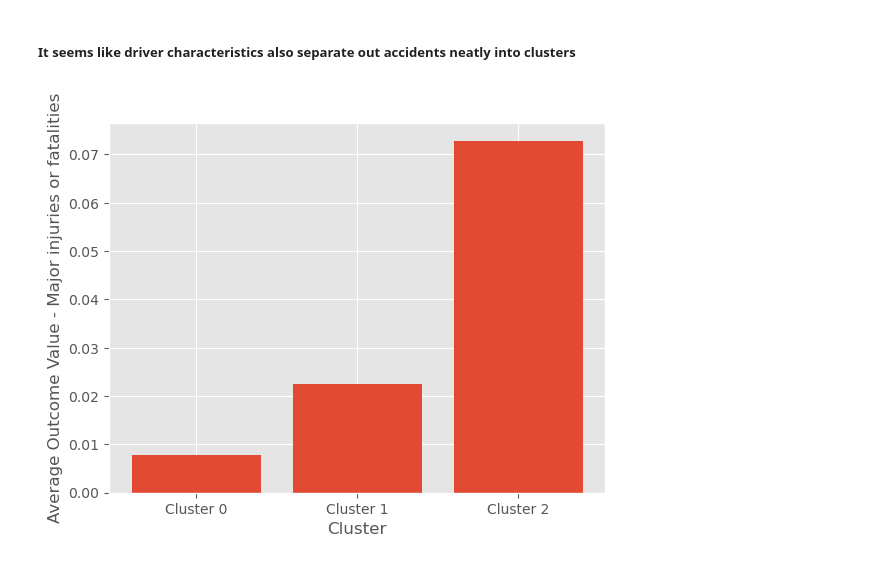
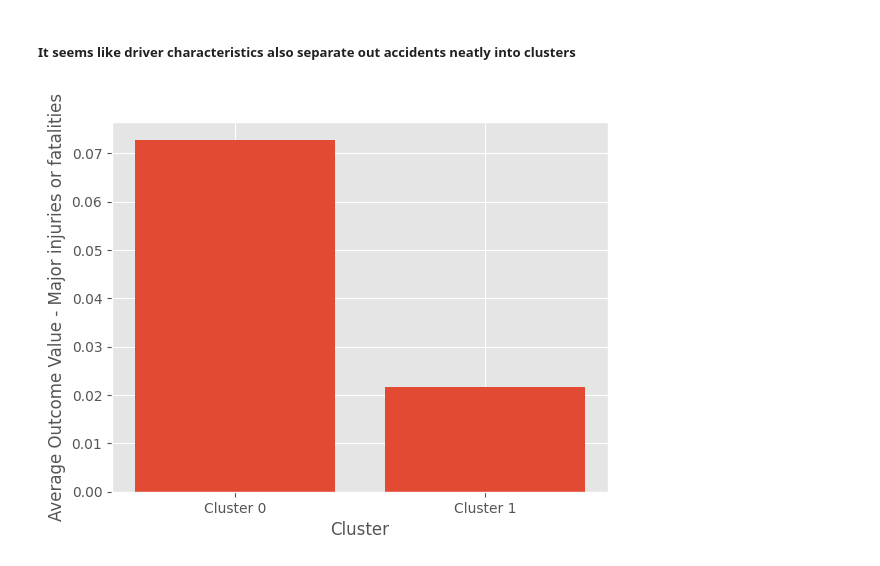
Before and after one commit to abhilashbiswas/road_accident_analysis, a Jupyter notebook: prediction/unsupervised.ipynb, the cells around one changed output. Drawn from its saved outputs; the diff is of its cells as text; code cells hidden in the pictures.

Commit message:
Added plots to unsupervised

```diff
--- a/prediction/unsupervised.ipynb
+++ b/prediction/unsupervised.ipynb
@@ -160,6 +179,6 @@ X_d = sc.fit_transform(X_d)
 # %%
-# create a KMeans object with k=5 clusters
-k = 5
+# create a KMeans object with k=10 clusters
+k = 10
 kmeans = KMeans(n_clusters=k)
 
 # fit the KMeans object to the features matrix
@@ -208,7 +245,7 @@ plt.show()
 # %%
 
-# create a KMeans object with k=3 clusters
-k = 3
+# create a KMeans object with k=2 clusters
+k = 2
 kmeans = KMeans(n_clusters=k)
 
 # fit the KMeans object to the features matrix
@@ -279,2 +330,18 @@ plt.show()
 # %% [markdown]
 ### Driver Features
+# %%
+# Define range of clusters to test
+num_clusters = range(2, 11)
+
+# Calculate Calinski-Harabasz score for each cluster
+ch_scores = []
+for n in num_clusters:
+    kmeans = KMeans(n_clusters=n)
+    kmeans.fit(X_d)
+    ch_scores.append(calinski_harabasz_score(X_d, kmeans.labels_))
+
+# Plot Calinski-Harabasz scores against number of clusters
+plt.plot(num_clusters, ch_scores)
+plt.xlabel('Number of Clusters')
+plt.ylabel('Calinski-Harabasz Score')
+plt.show()
@@ -281,7 +350,7 @@ plt.show()
 # %%
 
 # create a KMeans object with k=3 clusters
-k = 3
+k = 2
 kmeans = KMeans(n_clusters=k)
 
 # fit the KMeans object to the features matrix
@@ -330,22 +399,22 @@ plt.show()
 # %%
 # Distrbution of target variable across these clusters
 outcome_list = clean_df.FATAL_OR_MAJ_INJ
 
 # Create dictionary
 cluster_dict = {0: [], 1: [], 2: []}
 for i in range(len(cluster_labels)):
     cluster_dict[cluster_labels[i]].append(outcome_list[i])
 
 # Calculate average values
-cluster_avgs = [np.mean(cluster_dict[0]), np.mean(cluster_dict[1]), np.mean(cluster_dict[2])]
+cluster_avgs = [np.mean(cluster_dict[0]), np.mean(cluster_dict[1])]
 
 # Plot bar graph
 fig, ax = plt.subplots()
-ax.bar([0, 1, 2], cluster_avgs)
-ax.set_xticks([0, 1, 2])
-ax.set_xticklabels(['Cluster 0', 'Cluster 1', 'Cluster 2'])
+ax.bar([0, 1], cluster_avgs)
+ax.set_xticks([0, 1])
+ax.set_xticklabels(['Cluster 0', 'Cluster 1'])
 ax.set_ylabel('Average Outcome Value - Major injuries or fatalities')
 ax.set_xlabel('Cluster')
 plt.show()
 # %% [output]
-[figure, old version]
+[figure, new version]
```
Also changed, not shown: parts of 13 cells of this notebook.
